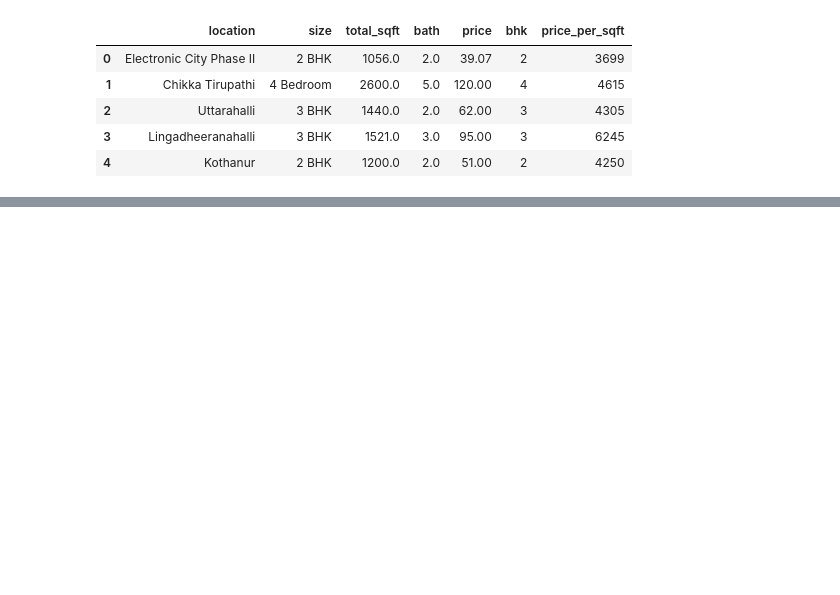
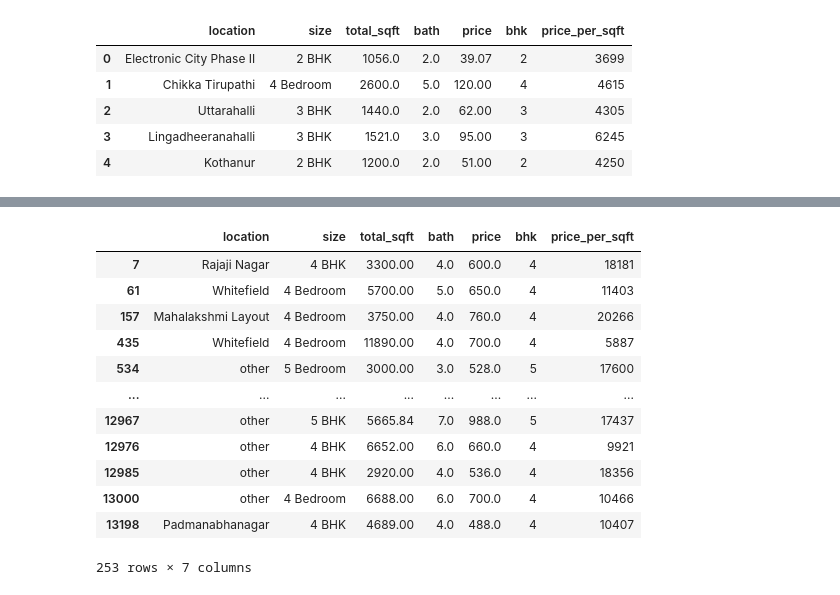
Before and after one commit to bappaditya-paul/Feauture-Enginnering, a Jupyter notebook: Feauture_enginnering.ipynb, the cells around one changed output, grey strips where cells are left out. Cells and saved outputs as stored; diff of their text form; code cells hidden in the pictures; blank space fills up the shorter version.

```diff
--- a/Feauture_enginnering.ipynb
+++ b/Feauture_enginnering.ipynb
@@ -148,0 +242,21 @@ data.head()
+# %%
+# 3 standard deviation to remove outliers
+upper_limits = new_dataset.price.mean()+3*new_dataset.price.std()
+lower_limits = new_dataset.price.mean() - 3*new_dataset.price.std()
+# %%
+# to detect outliers
+new_dataset[(new_dataset.price<lower_limits)|(new_dataset.price>upper_limits)]
+# %% [output]
+|  | location | size | total_sqft | bath | price | bhk | price_per_sqft |
+| 7 | Rajaji Nagar | 4 BHK | 3300.00 | 4.0 | 600.0 | 4 | 18181 |
+| 61 | Whitefield | 4 Bedroom | 5700.00 | 5.0 | 650.0 | 4 | 11403 |
+| 157 | Mahalakshmi Layout | 4 Bedroom | 3750.00 | 4.0 | 760.0 | 4 | 20266 |
+| 435 | Whitefield | 4 Bedroom | 11890.00 | 4.0 | 700.0 | 4 | 5887 |
+| 534 | other | 5 Bedroom | 3000.00 | 3.0 | 528.0 | 5 | 17600 |
+| ... | ... | ... | ... | ... | ... | ... | ... |
+| 12967 | other | 5 BHK | 5665.84 | 7.0 | 988.0 | 5 | 17437 |
+| 12976 | other | 4 BHK | 6652.00 | 6.0 | 660.0 | 4 | 9921 |
+| 12985 | other | 4 BHK | 2920.00 | 4.0 | 536.0 | 4 | 18356 |
+| 13000 | other | 4 Bedroom | 6688.00 | 6.0 | 700.0 | 4 | 10466 |
+| 13198 | Padmanabhanagar | 4 BHK | 4689.00 | 4.0 | 488.0 | 4 | 10407 |
+253 rows × 7 columns
```
Also changed, not shown: parts of 14 cells of this notebook.
